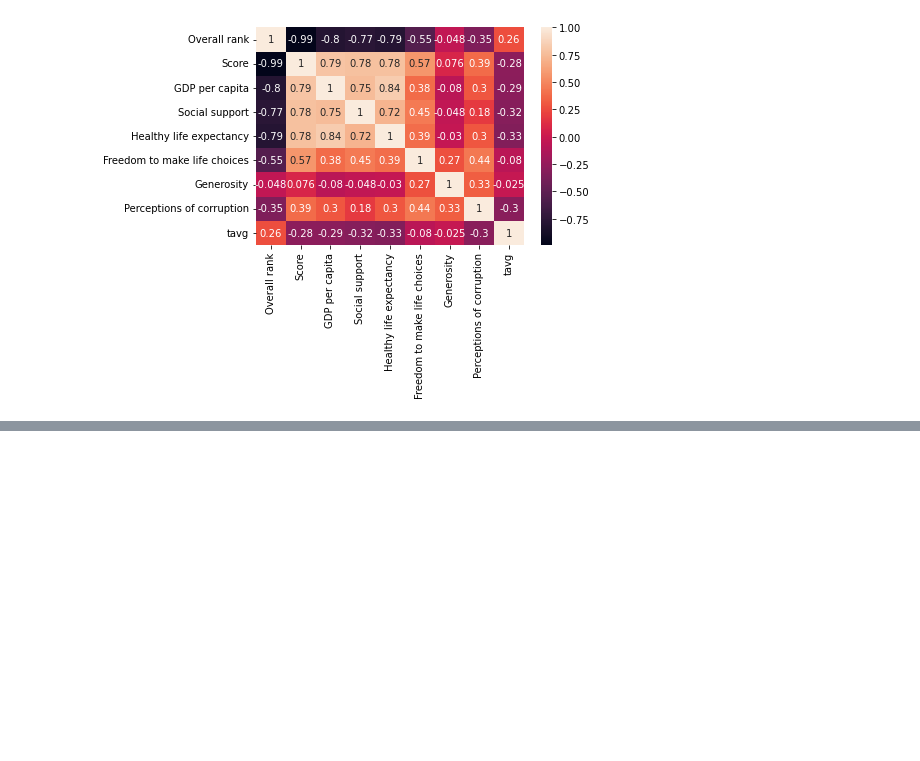
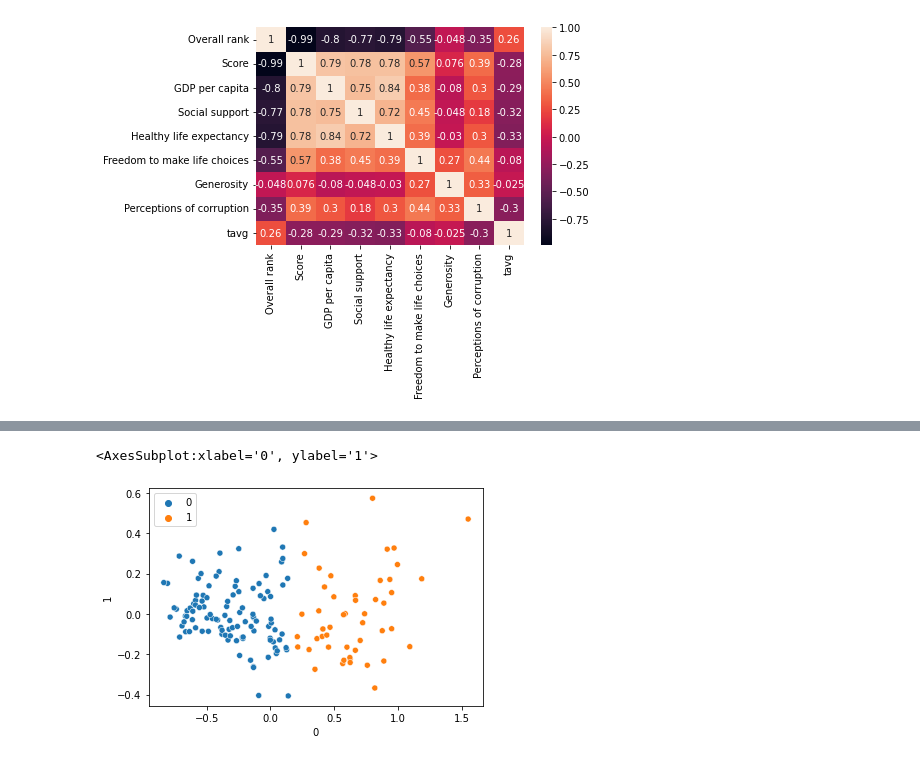
Before and after one commit to ATSchusters/3162-Final, a Jupyter notebook: Visualization.ipynb, the cells around one changed output, grey strips where cells are left out. Drawn from its saved outputs; the diff is of its cells as text; code cells hidden in the pictures; blank space fills up the shorter version.

```diff
--- a/Visualization.ipynb
+++ b/Visualization.ipynb
@@ -82,0 +114,9 @@ sns.heatmap(corr, annot=True)
+# %%
+kmeans = KMeans(n_clusters=2, random_state=1).fit(X)
+# %%
+y = kmeans.fit_predict(X)
+# %%
+sns.scatterplot(x = pca_df[0], y = pca_df[1], hue=y)
+# %% [output]
+<AxesSubplot:xlabel='0', ylabel='1'>
+[figure, added]
```
Also changed, not shown: parts of 22 cells of this notebook.
